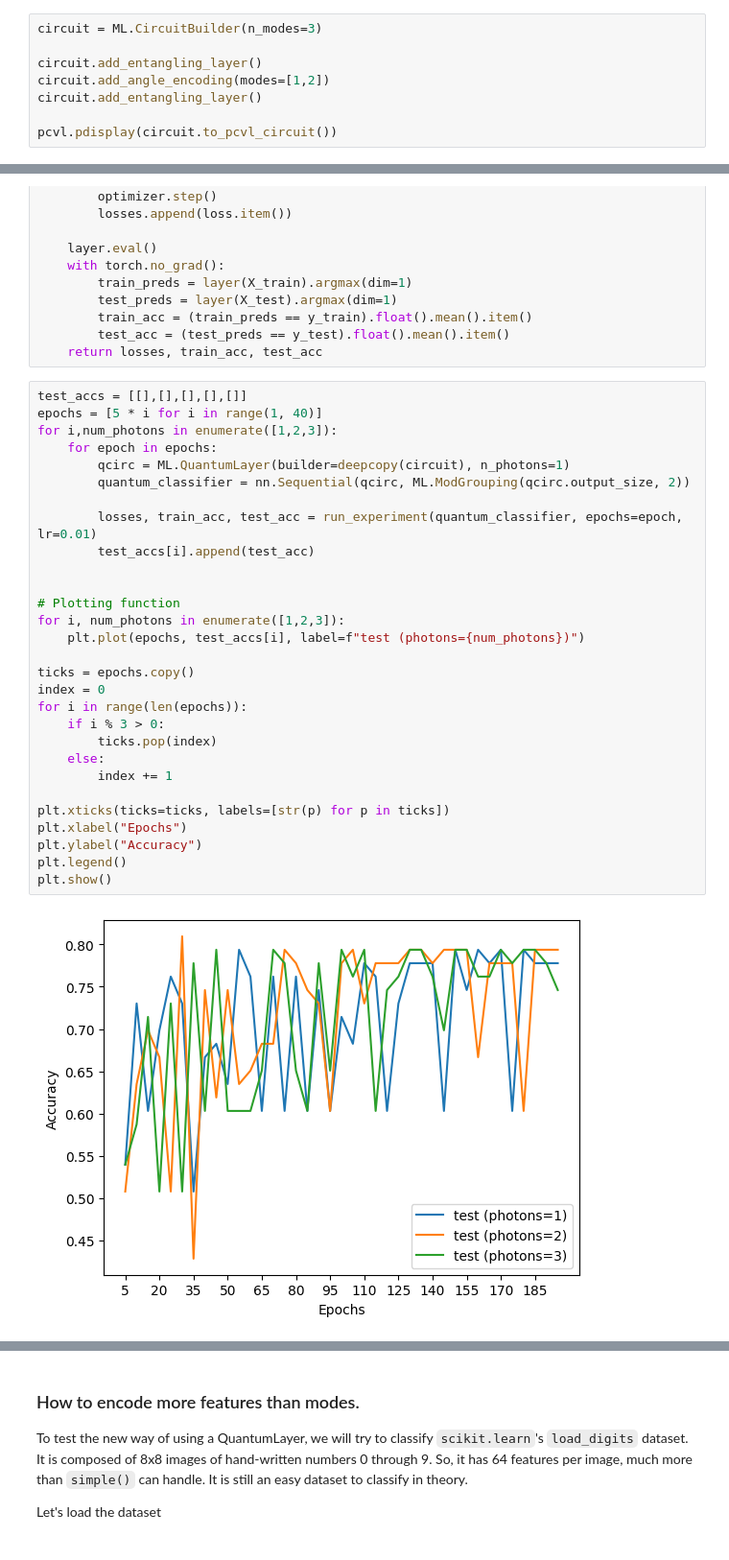
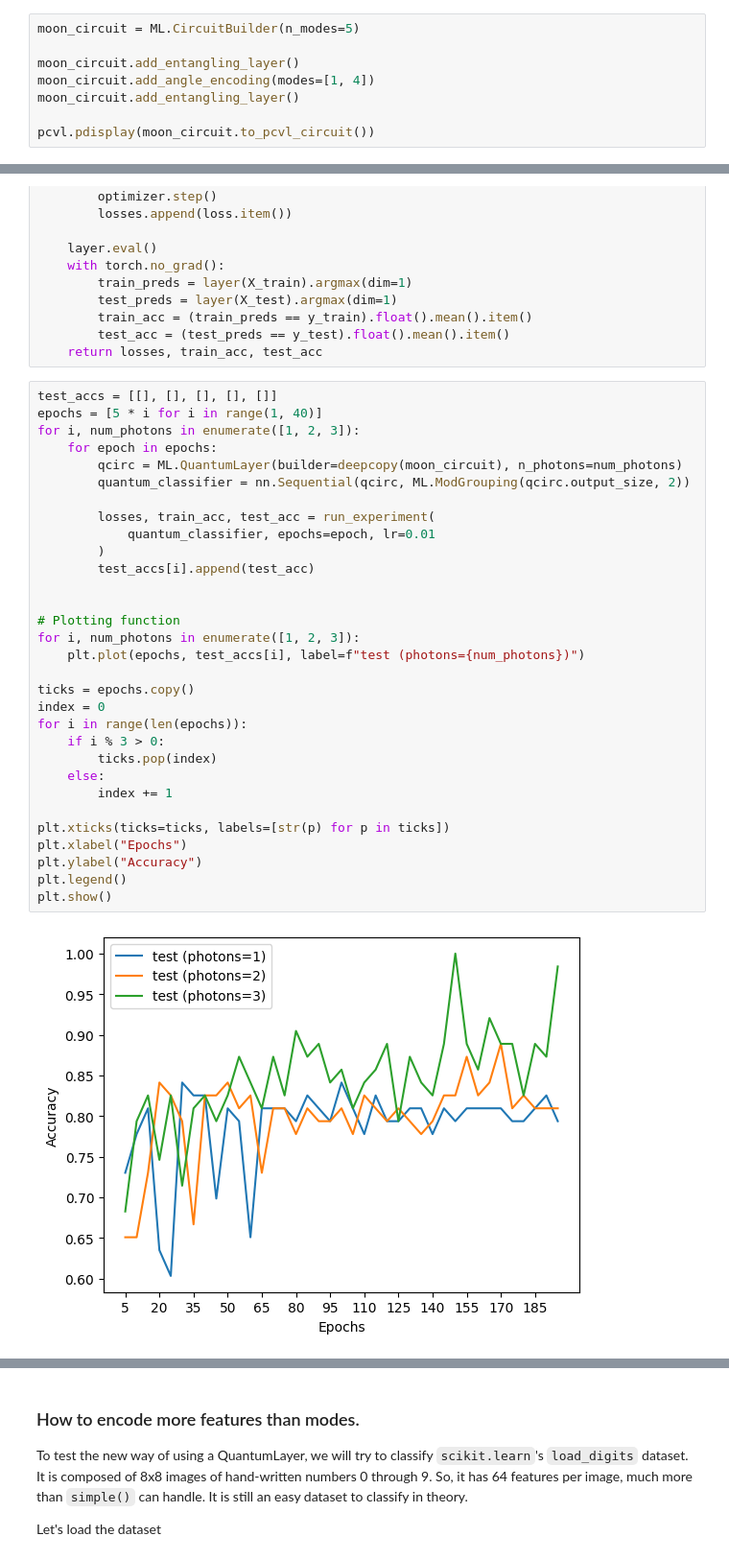
Before and after one commit to mosh3eb/merlin, a Jupyter notebook: docs/source/notebooks/FromSimpleToBuilder.ipynb, the cells around one changed output, grey strips where cells are left out. Shown at 96% size. Cells and saved outputs as stored; diff of their text form.

```diff
--- a/docs/source/notebooks/FromSimpleToBuilder.ipynb
+++ b/docs/source/notebooks/FromSimpleToBuilder.ipynb
@@ -219,11 +236,11 @@ Lets create a 3 mode interferometer with the circuit builder.
 # %%
-circuit = ML.CircuitBuilder(n_modes=3)
+moon_circuit = ML.CircuitBuilder(n_modes=5)
 
-circuit.add_entangling_layer()
-circuit.add_angle_encoding(modes=[1,2])
-circuit.add_entangling_layer()
+moon_circuit.add_entangling_layer()
+moon_circuit.add_angle_encoding(modes=[1, 4])
+moon_circuit.add_entangling_layer()
 
-pcvl.pdisplay(circuit.to_pcvl_circuit())
+pcvl.pdisplay(moon_circuit.to_pcvl_circuit())
 # %% [output]
 <drawsvg.drawing.Drawing at 0x...>
 # %% [markdown]
@@ -250,34 +267,36 @@ def run_experiment(layer: torch.nn.Module, epochs: int = 60, lr: float = 0.05):
         test_acc = (test_preds == y_test).float().mean().item()
     return losses, train_acc, test_acc
 # %%
-test_accs = [[],[],[],[],[]]
+test_accs = [[], [], [], [], []]
 epochs = [5 * i for i in range(1, 40)]
-for i,num_photons in enumerate([1,2,3]):
+for i, num_photons in enumerate([1, 2, 3]):
     for epoch in epochs:
-        qcirc = ML.QuantumLayer(builder=deepcopy(circuit), n_photons=1)
+        qcirc = ML.QuantumLayer(builder=deepcopy(moon_circuit), n_photons=num_photons)
         quantum_classifier = nn.Sequential(qcirc, ML.ModGrouping(qcirc.output_size, 2))
 
-        losses, train_acc, test_acc = run_experiment(quantum_classifier, epochs=epoch, lr=0.01)
+        losses, train_acc, test_acc = run_experiment(
+            quantum_classifier, epochs=epoch, lr=0.01
+        )
         test_accs[i].append(test_acc)
 
 
 # Plotting function
-for i, num_photons in enumerate([1,2,3]):
+for i, num_photons in enumerate([1, 2, 3]):
     plt.plot(epochs, test_accs[i], label=f"test (photons={num_photons})")
 
 ticks = epochs.copy()
 index = 0
 for i in range(len(epochs)):
     if i % 3 > 0:
         ticks.pop(index)
     else:
         index += 1
 
 plt.xticks(ticks=ticks, labels=[str(p) for p in ticks])
 plt.xlabel("Epochs")
 plt.ylabel("Accuracy")
 plt.legend()
 plt.show()
 # %% [output]
-[figure, old version]
+[figure, new version]
 # %% [markdown]
```
Also changed, not shown: parts of 6 cells of this notebook, 3 other files.
